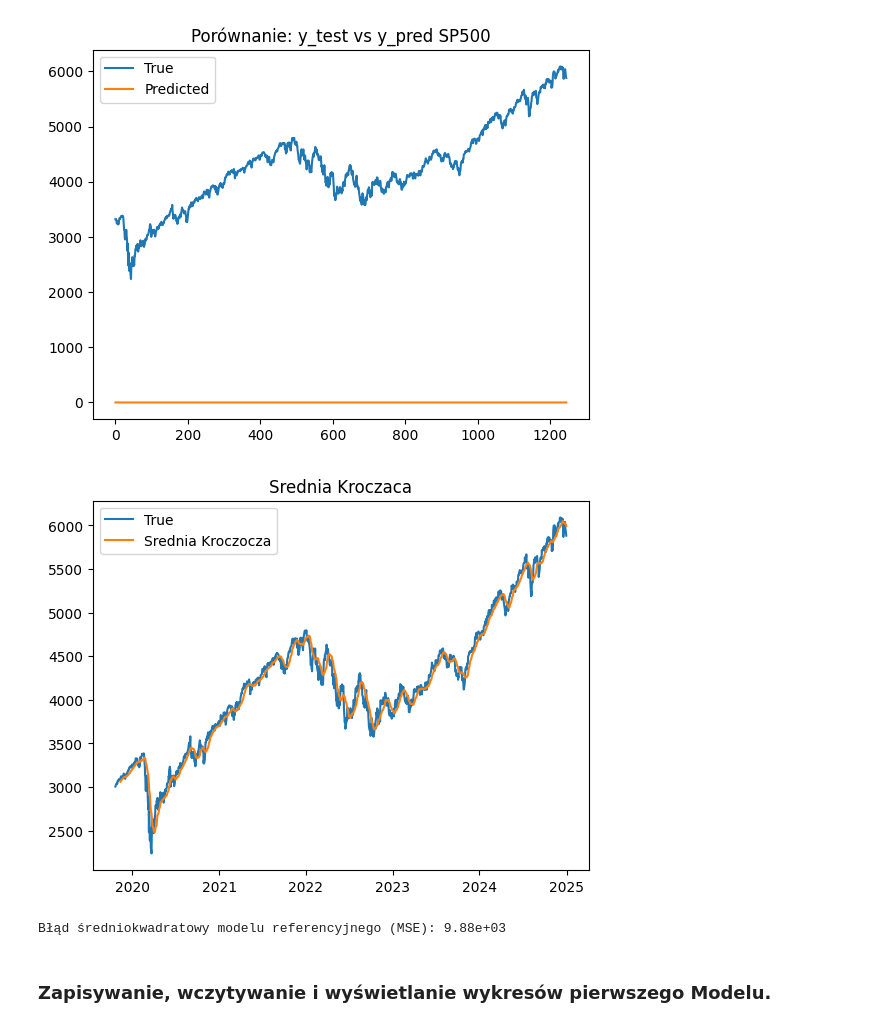
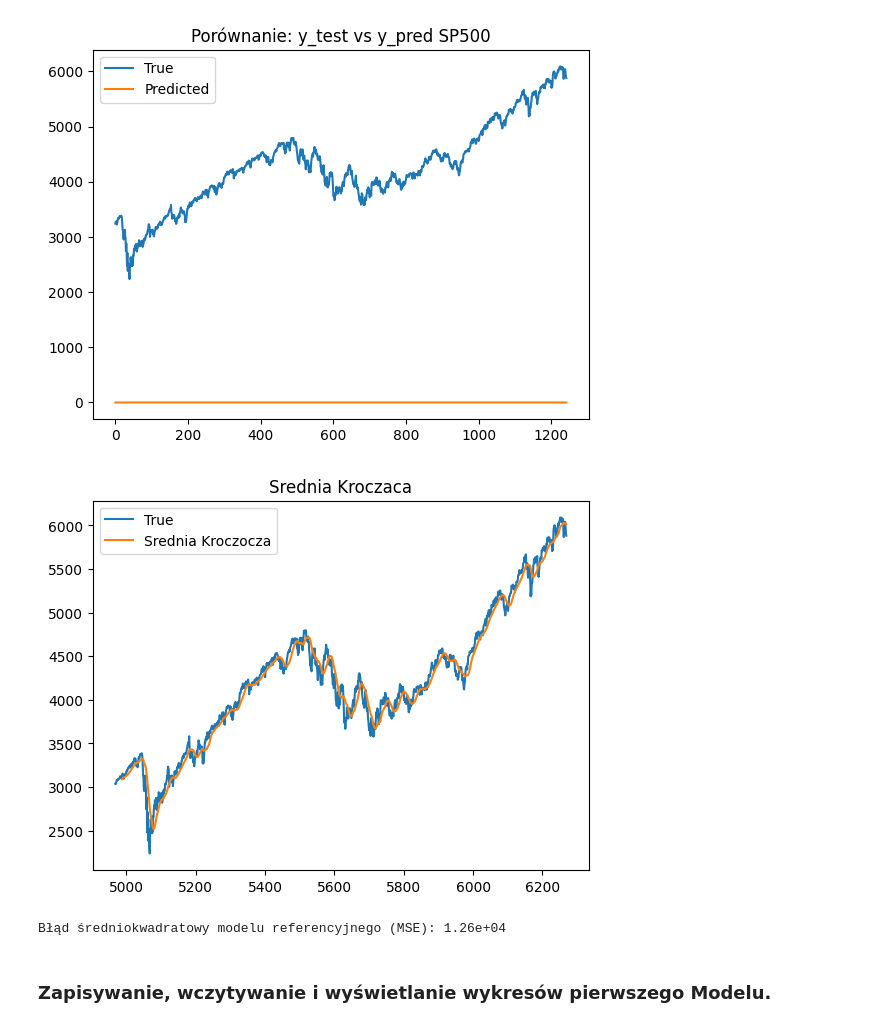
Before and after one commit to pnnowak/Projektyrynkifin, a Jupyter notebook: Modelowanieakcji_lstm.ipynb, the cells around one changed output. Cells and saved outputs as stored; diff of their text form; code cells hidden in the pictures.

```diff
--- a/Modelowanieakcji_lstm.ipynb
+++ b/Modelowanieakcji_lstm.ipynb
@@ -22,17 +23,40 @@ close_prices_scaled = scaler.fit_transform(close_prices)
+# %%
+# Dodanie prostych średnich kroczących (SMA)
+sp500['SMA_10'] = sp500['Close'].rolling(window=20).mean()
+
+# Dodanie wykładniczych średnich kroczących (EMA) - często uważane za bardziej responsywne
+sp500['EMA_10'] = sp500['Close'].ewm(span=20, adjust=False).mean()
+
+sp500 = sp500.dropna()
+
+# display(sp500_with_indicators.head())
 # %%
-# Funkcja do tworzenia sekwencji
+def prepare_data(sp500):
+  sp500.reset_index(inplace=True)
+  close_prices = sp500['Close'].values.reshape(-1, 1)
+  Sma_prices = sp500['SMA_10'].values.reshape(-1, 1)
+  Ema_prices = sp500['EMA_10'].values.reshape(-1, 1)
+  combined_features = np.hstack((close_prices, Sma_prices, Ema_prices))
+  scaler = MinMaxScaler() # od 0 do 1
+  values_scaled = scaler.fit_transform(combined_features)
+  return values_scaled, scaler
+
 def create_sequences(data, seq_length):
     X, y = [], []
     for i in range(len(data) - seq_length):
-        X.append(data[i:i+seq_length, 0])
+        # Bierzemy wszystkie kolumny cech dla okna czasowego
+        X.append(data[i:i+seq_length, :])
+        # Przewidujemy tylko cenę zamknięcia (pierwsza kolumna w naszym przypadku)
         y.append(data[i+seq_length, 0])
     return np.array(X), np.array(y)
 
-dni_predycji = 60
-X, y = create_sequences(close_prices_scaled, dni_predycji)
-# X = X.reshape(-1, 1)
-# y = y.reshape(-1, 1)
-
-split = int(len(X) * 0.8)
-X_train, X_test = X[:split], X[split:]
-y_train, y_test = y[:split], y[split:]
+def split_data(X, y):
+  split = int(len(X) * 0.8)
+  X_train, X_test = X[:split], X[split:]
+  y_train, y_test = y[:split], y[split:]
+  return X_train, X_test, y_train, y_test
+# %%
+values_scale, scaler = prepare_data(sp500)
+dni_predycji = 60
+X, y = create_sequences(values_scale, dni_predycji)
+X_train, X_test, y_train, y_test = split_data(X, y)
@@ -223,27 +267,27 @@ plt.show()
 # %%
 # Tworzymy nowy DataFrame do obliczeń średniej kroczącej
 sp5001 = pd.DataFrame()
 split = int(len(y) * 0.8)  # Podział na zbiór treningowy i testowy
 sp5001['Test'] = sp500["Close"][split:]  # Dane treningowe (pierwsze 80%)
 
 # Obliczanie średniej kroczącej (SMA) z 16 dni
-window_size = 16
+window_size = 20
 sp5001['SMA'] = sp5001['Test'].rolling(window=window_size).mean()
 
 plt.plot(sp5001['Test'], label='True')
 plt.plot(sp5001['SMA'] , label='Srednia Kroczocza')
 plt.title("Srednia Kroczaca")
 plt.legend()
 plt.show()
 
 # Usunięcie wierszy z NaN przed obliczeniem MSE
 sp5001_cleaned = sp5001.dropna()
 
 srednia_kroczaca = mean_squared_error(sp5001_cleaned['Test'], sp5001_cleaned['SMA'])
 print(f"Błąd średniokwadratowy modelu referencyjnego (MSE): {srednia_kroczaca:.2e}")
 # %% [output]
-[figure, old version]
+[figure, new version]
-Błąd średniokwadratowy modelu referencyjnego (MSE): 9.88e+03
+Błąd średniokwadratowy modelu referencyjnego (MSE): 1.26e+04
 # %% [markdown]
 ### Zapisywanie, wczytywanie i wyświetlanie wykresów pierwszego Modelu.
 # %%
```
Also changed, not shown: parts of 35 cells of this notebook.
